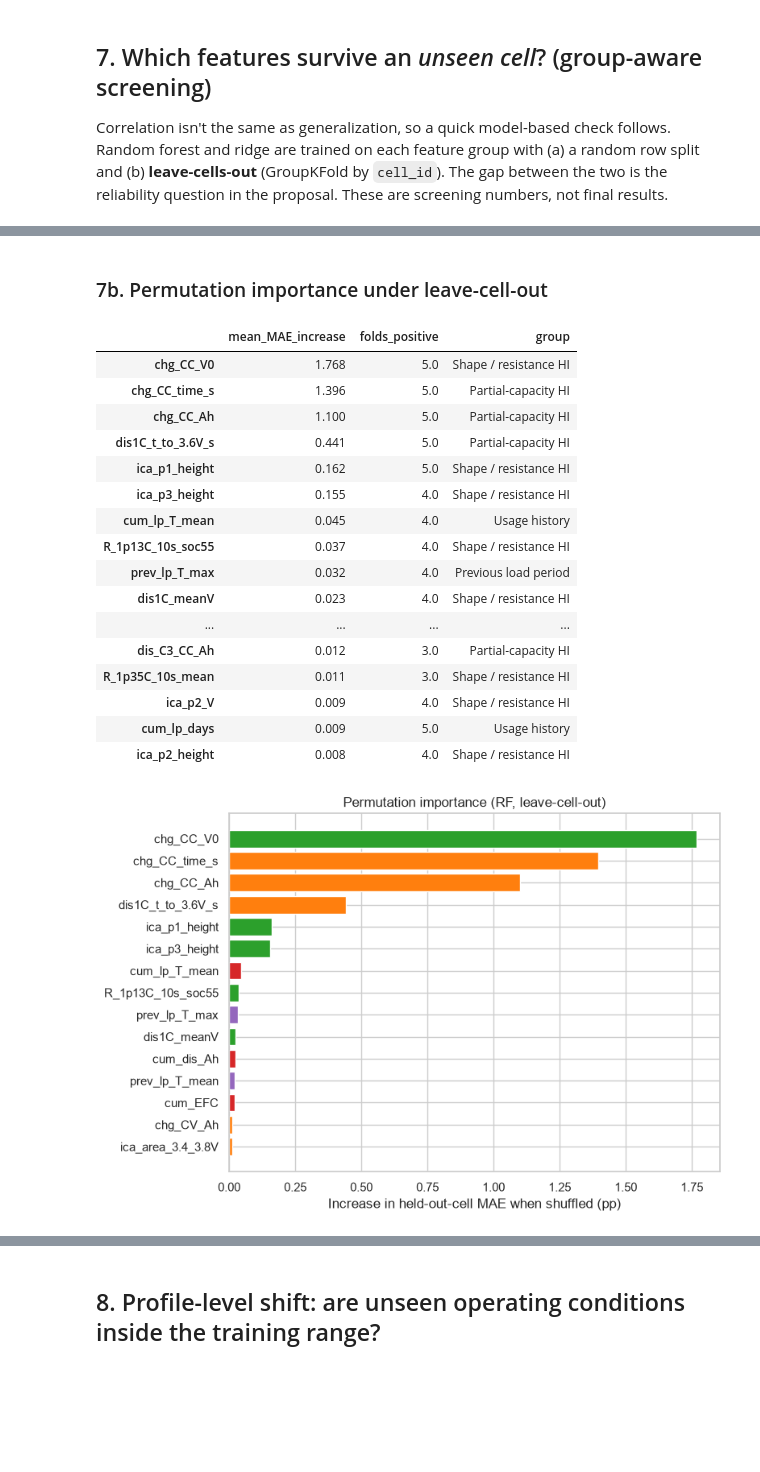
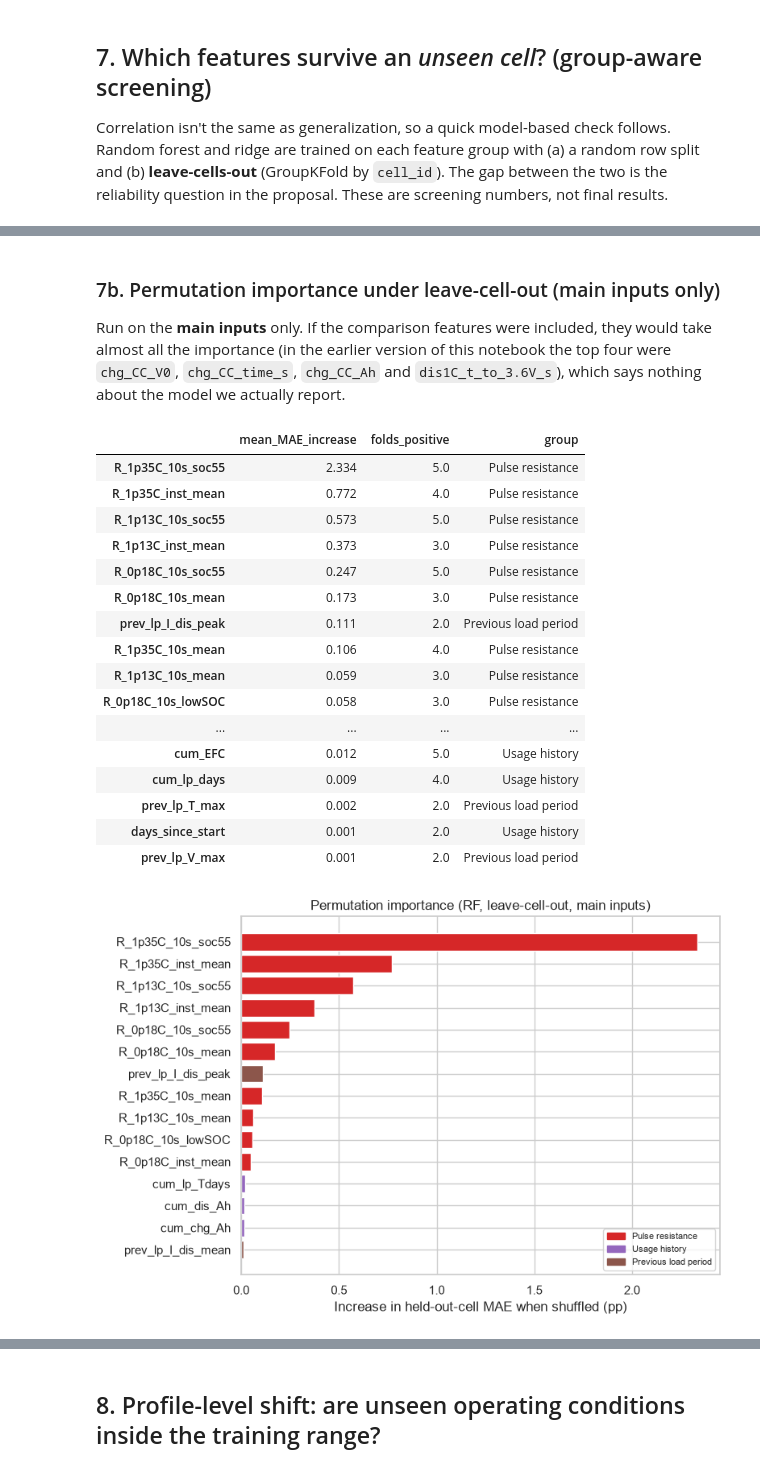
Before and after one commit to rachandeepkaur/battery-soh-prediction, a Jupyter notebook: notebooks/02_eda_feature_discovery.ipynb, the cells around one changed output, grey strips where cells are left out. Saved outputs shown, nothing was run; the diff lists cells and outputs as text; code cells hidden in the pictures; blank space fills up the shorter version.

Commit message:
data preprocessing for 15 cells

```diff
--- a/notebooks/02_eda_feature_discovery.ipynb
+++ b/notebooks/02_eda_feature_discovery.ipynb
@@ -347,10 +377,11 @@ sets = {
     "Usage history": GROUPS["Usage history"],
     "Usage + profile design": GROUPS["Usage history"] + GROUPS["Profile design"],
     "Usage + prev load period": GROUPS["Usage history"] + GROUPS["Previous load period"],
-    "Shape/resistance HI": GROUPS["Shape / resistance HI"],
-    "Partial-capacity HI": GROUPS["Partial-capacity HI"],
-    "Shape HI + usage": GROUPS["Shape / resistance HI"] + GROUPS["Usage history"],
-    "All non-leaky": FEATS,
+    "Pulse resistance": GROUPS["Pulse resistance"],
+    "Pulse resistance + usage": GROUPS["Pulse resistance"] + GROUPS["Usage history"],
+    "MAIN (all 4 input groups)": MAIN_FEATS,
+    "Main + capacity measures [comparison]": MAIN_FEATS + GROUPS["Capacity measure (comparison)"],
+    "Main + inside target test [comparison]": MAIN_FEATS + GROUPS["Inside target test (comparison)"],
 }
 res = []
 base_mae = mean_absolute_error(df.SOH, np.full(len(df), df.SOH.mean()))
@@ -390,42 +423,49 @@ g.savefig(FIG / "random_vs_groupcv_by_featureset.png", dpi=150); plt.show()
 # %% [markdown]
-### 7b. Permutation importance under leave-cell-out
+### 7b. Permutation importance under leave-cell-out (main inputs only)
+
+Run on the **main inputs** only. If the comparison features were included, they would take almost all the importance
+(in the earlier version of this notebook the top four were `chg_CC_V0`, `chg_CC_time_s`, `chg_CC_Ah` and
+`dis1C_t_to_3.6V_s`), which says nothing about the model we actually report.
 # %%
-X, y, grp = df[FEATS], df.SOH.values, df.cell_id.values
+X, y, grp = df[MAIN_FEATS], df.SOH.values, df.cell_id.values
 imp_rows = []
 for tr, te in GroupKFold(min(5, df.cell_id.nunique())).split(X, y, grp):
     est = make_pipeline(SimpleImputer(strategy="median"), RandomForestRegressor(300, min_samples_leaf=2, random_state=0, n_jobs=-1))
     est.fit(X.iloc[tr], y[tr])
     pi = permutation_importance(est, X.iloc[te], y[te], n_repeats=10, random_state=0, scoring="neg_mean_absolute_error")
-    imp_rows.append(pd.Series(pi.importances_mean, index=FEATS))
+    imp_rows.append(pd.Series(pi.importances_mean, index=MAIN_FEATS))
 imp = pd.concat(imp_rows, axis=1)
 imp_summary = pd.DataFrame({"mean_MAE_increase": imp.mean(1), "folds_positive": (imp > 0).sum(1),
-                            "group": pd.Series(group_of)}).sort_values("mean_MAE_increase", ascending=False)
+                            "group": pd.Series(group_of)}).dropna(subset=["mean_MAE_increase"]) \
+                .sort_values("mean_MAE_increase", ascending=False)
 display(imp_summary.head(20).round(3))
 
 top15 = imp_summary.head(15)
 fig, ax = plt.subplots(figsize=(8, 5.5))
 ax.barh(top15.index[::-1], top15.mean_MAE_increase[::-1], color=[pal[g] for g in top15.group[::-1]])
-ax.set(xlabel="Increase in held-out-cell MAE when shuffled (pp)", title="Permutation importance (RF, leave-cell-out)")
+handles = [plt.Rectangle((0, 0), 1, 1, color=pal[g]) for g in MAIN_GROUPS if g in set(top15.group)]
+ax.legend(handles, [g for g in MAIN_GROUPS if g in set(top15.group)], fontsize=8, loc="lower right")
+ax.set(xlabel="Increase in held-out-cell MAE when shuffled (pp)", title="Permutation importance (RF, leave-cell-out, main inputs)")
 plt.tight_layout(); plt.savefig(FIG / "permutation_importance_groupcv.png", dpi=150); plt.show()
 # %% [output]
 |  | mean_MAE_increase | folds_positive | group |
-| chg_CC_V0 | 1.768 | 5.0 | Shape / resistance HI |
-| chg_CC_time_s | 1.396 | 5.0 | Partial-capacity HI |
-| chg_CC_Ah | 1.100 | 5.0 | Partial-capacity HI |
-| dis1C_t_to_3.6V_s | 0.441 | 5.0 | Partial-capacity HI |
-| ica_p1_height | 0.162 | 5.0 | Shape / resistance HI |
-| ica_p3_height | 0.155 | 4.0 | Shape / resistance HI |
-| cum_lp_T_mean | 0.045 | 4.0 | Usage history |
-| R_1p13C_10s_soc55 | 0.037 | 4.0 | Shape / resistance HI |
-| prev_lp_T_max | 0.032 | 4.0 | Previous load period |
-| dis1C_meanV | 0.023 | 4.0 | Shape / resistance HI |
+| R_1p35C_10s_soc55 | 2.334 | 5.0 | Pulse resistance |
+| R_1p35C_inst_mean | 0.772 | 4.0 | Pulse resistance |
+| R_1p13C_10s_soc55 | 0.573 | 5.0 | Pulse resistance |
+| R_1p13C_inst_mean | 0.373 | 3.0 | Pulse resistance |
+| R_0p18C_10s_soc55 | 0.247 | 5.0 | Pulse resistance |
+| R_0p18C_10s_mean | 0.173 | 3.0 | Pulse resistance |
+| prev_lp_I_dis_peak | 0.111 | 2.0 | Previous load period |
+| R_1p35C_10s_mean | 0.106 | 4.0 | Pulse resistance |
+| R_1p13C_10s_mean | 0.059 | 3.0 | Pulse resistance |
+| R_0p18C_10s_lowSOC | 0.058 | 3.0 | Pulse resistance |
 | ... | ... | ... | ... |
-| dis_C3_CC_Ah | 0.012 | 3.0 | Partial-capacity HI |
-| R_1p35C_10s_mean | 0.011 | 3.0 | Shape / resistance HI |
-| ica_p2_V | 0.009 | 4.0 | Shape / resistance HI |
-| cum_lp_days | 0.009 | 5.0 | Usage history |
-| ica_p2_height | 0.008 | 4.0 | Shape / resistance HI |
+| cum_EFC | 0.012 | 5.0 | Usage history |
+| cum_lp_days | 0.009 | 4.0 | Usage history |
+| prev_lp_T_max | 0.002 | 2.0 | Previous load period |
+| days_since_start | 0.001 | 2.0 | Usage history |
+| prev_lp_V_max | 0.001 | 2.0 | Previous load period |
-[figure, old version]
+[figure, new version]
 # %% [markdown]
 Features with a high mean importance **and** positive importance in every fold are the ones to keep.
 A feature that only helps in one fold is fitting a single cell's quirks.
```
Also changed, not shown: parts of 11 cells of this notebook, 23 other files.
